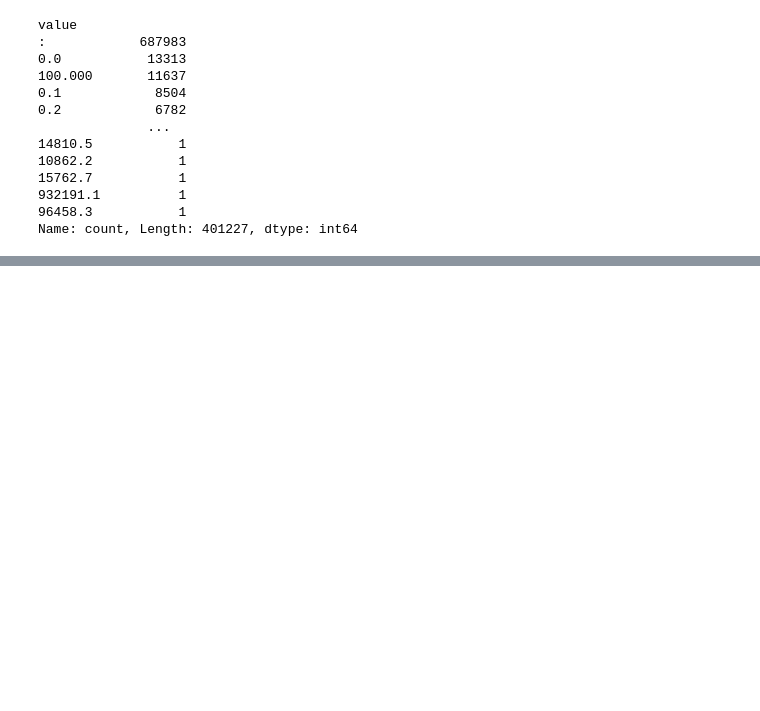
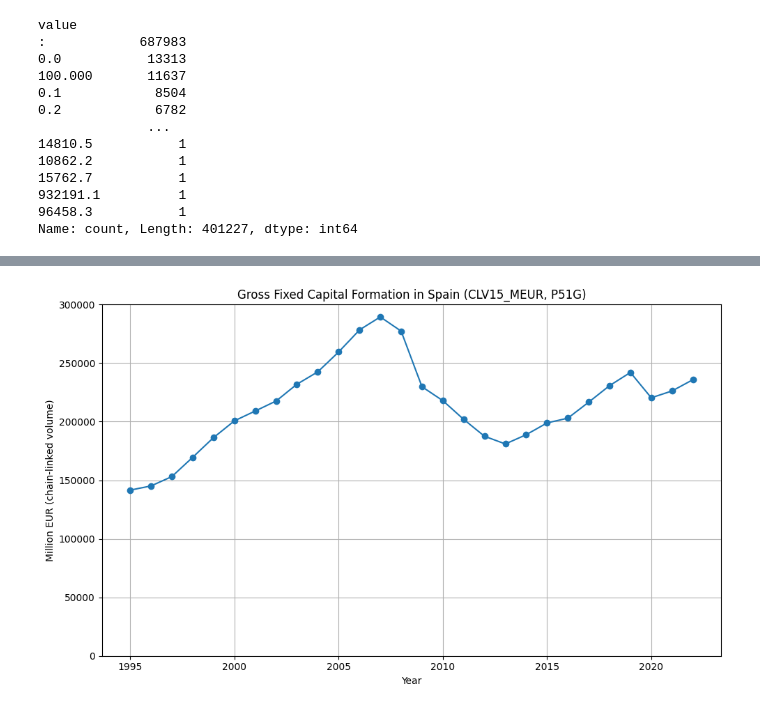
Before and after one commit to JulianPerezMoreno/Spark_data_engineer_project, a Jupyter notebook: preeliminary_data_analysis.ipynb, the cells around one changed output, grey strips where cells are left out. Drawn from its saved outputs; the diff is of its cells as text; code cells hidden in the pictures; blank space fills up the shorter version.

```diff
--- a/preeliminary_data_analysis.ipynb
+++ b/preeliminary_data_analysis.ipynb
@@ -281,0 +471,23 @@ plt.show()
+# %%
+# Filter the DataFrame for investment-related indicators
+df_es = estat_long[
+    (estat_long['country_or_region'] == 'ES') &
+    (estat_long['unit_of_measurement'] == 'CLV15_MEUR') &  # Real values, inflation-adjusted
+    (estat_long['type_of_economic_indicator'] == 'P51G')   # Gross fixed capital formation
+].copy()
+
+# Ensure 'year' is numeric
+df_es['year'] = df_es['year'].astype(int)
+
+# Create the plot
+plt.figure(figsize=(10, 6))
+plt.plot(df_es['year'], df_es['value'], marker='o', linestyle='-')
+plt.title("Gross Fixed Capital Formation in Spain (CLV15_MEUR, P51G)")
+plt.xlabel("Year")
+plt.ylabel("Million EUR (chain-linked volume)")
+plt.grid(True)
+plt.ylim(0, 300000)
+plt.tight_layout()
+plt.show()
+# %% [output]
+[figure, added]
```
Also changed, not shown: parts of 12 cells of this notebook, 3 other files.
